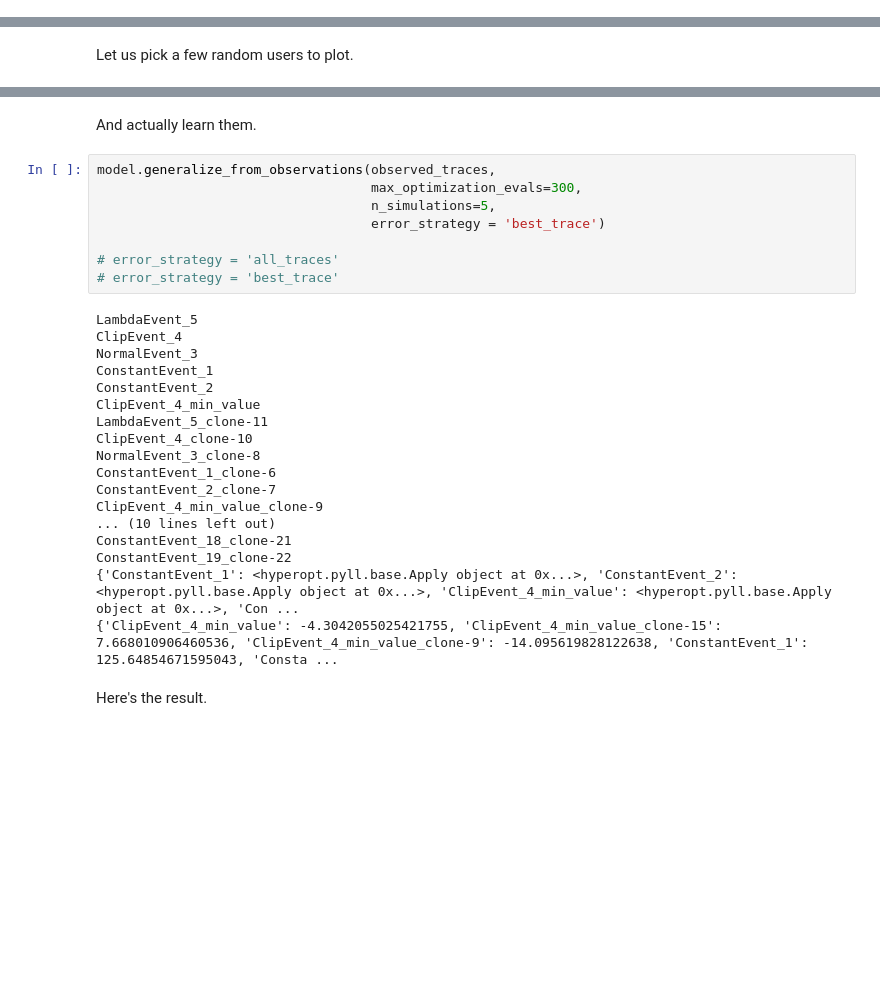
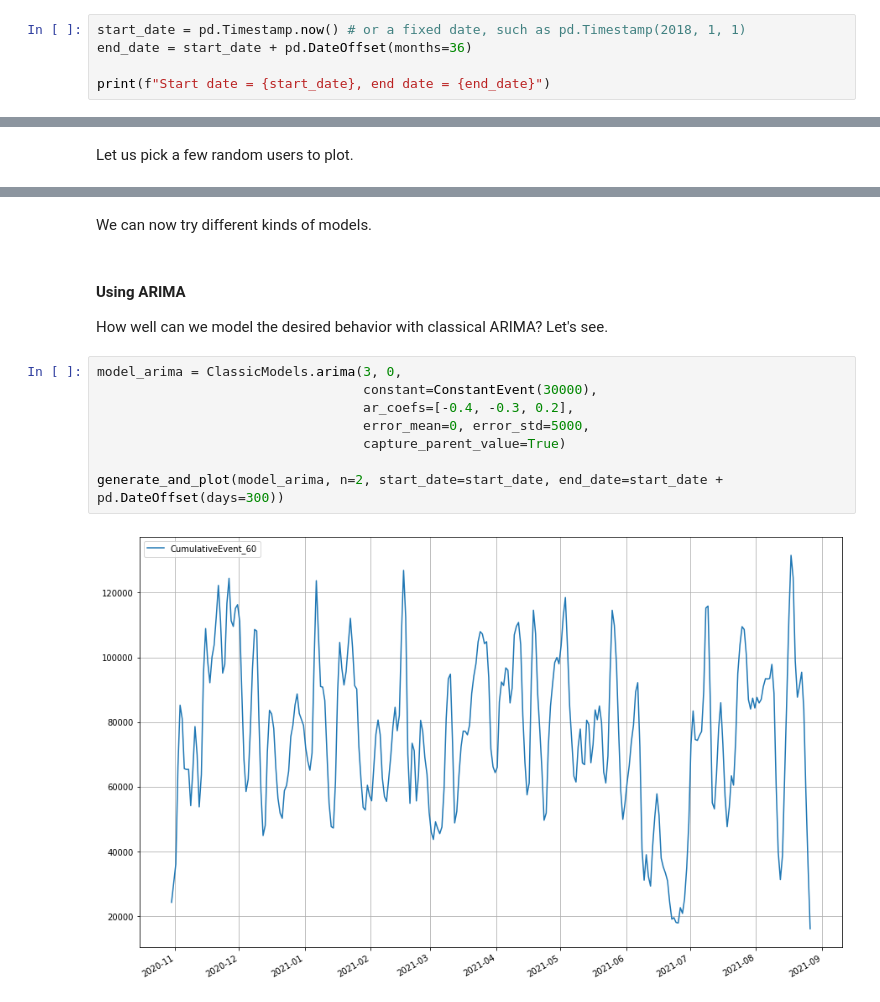
Before and after one commit to paulosalem/time-blender, a Jupyter notebook: notebooks/examples_learning.ipynb, the cells around one changed output, grey strips where cells are left out. Saved outputs shown, nothing was run; the diff lists cells and outputs as text; blank space fills up the shorter version.

```diff
--- a/notebooks/examples_learning.ipynb
+++ b/notebooks/examples_learning.ipynb
@@ -36,0 +32,5 @@ def generate_and_plot(models, start_date=pd.Timestamp(2018, 1, 1), end_date=pd.T
+# %%
+start_date = pd.Timestamp.now() # or a fixed date, such as pd.Timestamp(2018, 1, 1)
+end_date = start_date + pd.DateOffset(months=36)
+
+print(f"Start date = {start_date}, end date = {end_date}")
@@ -148,30 +112,16 @@ observed_traces = [user_balance_series(acc_id, users_transactions=users_transaci
-# %% [markdown]
-And actually learn them.
-# %%
-model.generalize_from_observations(observed_traces,
-                                   max_optimization_evals=300,
-                                   n_simulations=5,
-                                   error_strategy = 'best_trace')
-
-# error_strategy = 'all_traces'
-# error_strategy = 'best_trace'
-# %% [output]
-LambdaEvent_5
-ClipEvent_4
-NormalEvent_3
-ConstantEvent_1
-ConstantEvent_2
-ClipEvent_4_min_value
-LambdaEvent_5_clone-11
-ClipEvent_4_clone-10
-NormalEvent_3_clone-8
-ConstantEvent_1_clone-6
-ConstantEvent_2_clone-7
-ClipEvent_4_min_value_clone-9
-... (10 lines left out)
-ConstantEvent_18_clone-21
-ConstantEvent_19_clone-22
-{'ConstantEvent_1': <hyperopt.pyll.base.Apply object at 0x...>, 'ConstantEvent_2': <hyperopt.pyll.base.Apply object at 0x...>, 'ClipEvent_4_min_value': <hyperopt.pyll.base.Apply object at 0x...>, 'Con ...
-{'ClipEvent_4_min_value': -4.3042055025421755, 'ClipEvent_4_min_value_clone-15': 7.668010906460536, 'ClipEvent_4_min_value_clone-9': -14.095619828122638, 'ConstantEvent_1': 125.64854671595043, 'Consta ...
-# %% [markdown]
-Here's the result.
+# %% [markdown]
+We can now try different kinds of models.
+# %% [markdown]
+#### Using ARIMA
+
+How well can we model the desired behavior with classical ARIMA? Let's see.
+# %%
+model_arima = ClassicModels.arima(3, 0,
+                                  constant=ConstantEvent(30000),
+                                  ar_coefs=[-0.4, -0.3, 0.2],
+                                  error_mean=0, error_std=5000,
+                                  capture_parent_value=True)
+
+generate_and_plot(model_arima, n=2, start_date=start_date, end_date=start_date + pd.DateOffset(days=300))
+# %% [output]
+[figure, added]
```
Also changed, not shown: parts of 42 cells of this notebook, 20 other files.
